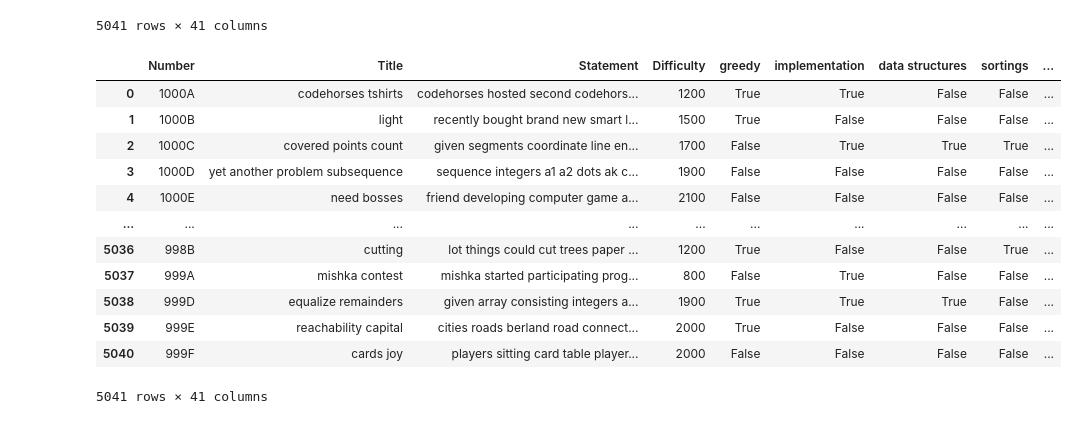
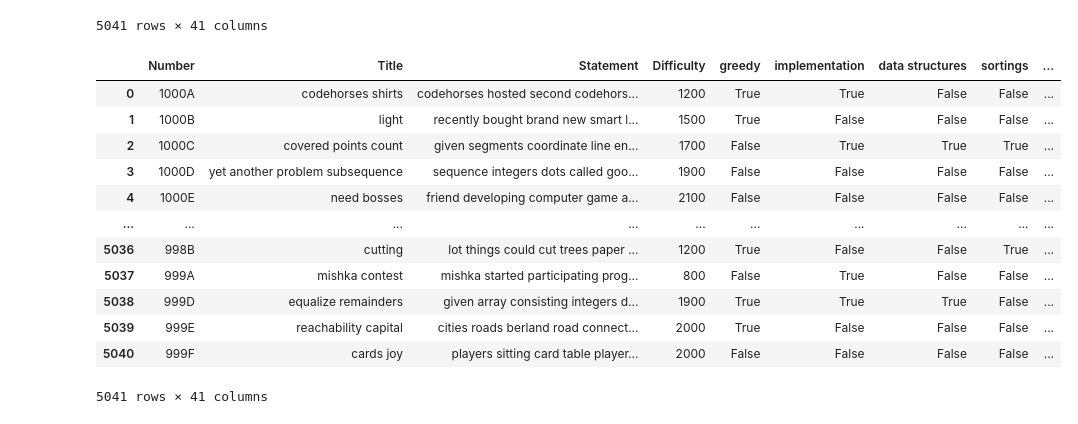
Before and after one commit to helloworld-world/CS5131-Project, a Jupyter notebook: Data Cleaning.ipynb, the cells around one changed output. Drawn from its saved outputs; the diff is of its cells as text; code cells hidden in the pictures.

```diff
--- a/Data Cleaning.ipynb
+++ b/Data Cleaning.ipynb
@@ -109,34 +90,34 @@ data.to_excel('raw data.xlsx')
 # %%
 words = stopwords.words('english')
 
 for i in range(1,3):
-    data.iloc[:,i] = data.iloc[:,i].str.lower().str.translate(str.maketrans('', '', string.punctuation))
+    data.iloc[:,i] = data.iloc[:,i].str.lower().str.translate(str.maketrans(string.punctuation, ' ' * len(string.punctuation)))
 
 for i in range(1,3):
     for j in range(data.shape[0]):
         arr = data.iloc[j,i].split()
         new_arr = []
         for k in range(len(arr)):
             if arr[k] not in words and len(arr[k])>1:
                 new_arr.append(arr[k])
 
         text = ' '.join(new_arr)
         data.iloc[j,i] = ''.join([c for c in text if ord(c)<128])
 
 
 
 data
 # %% [output]
 |  | Number | Title | Statement | Difficulty | greedy | implementation | data structures | sortings | ... |
-| 0 | 1000A | codehorses tshirts | codehorses hosted second codehors... | 1200 | True | True | False | False | ... |
+| 0 | 1000A | codehorses shirts | codehorses hosted second codehors... | 1200 | True | True | False | False | ... |
 | 1 | 1000B | light | recently bought brand new smart l... | 1500 | True | False | False | False | ... |
 | 2 | 1000C | covered points count | given segments coordinate line en... | 1700 | False | True | True | True | ... |
-| 3 | 1000D | yet another problem subsequence | sequence integers a1 a2 dots ak c... | 1900 | False | False | False | False | ... |
+| 3 | 1000D | yet another problem subsequence | sequence integers dots called goo... | 1900 | False | False | False | False | ... |
 | 4 | 1000E | need bosses | friend developing computer game a... | 2100 | False | False | False | False | ... |
 | ... | ... | ... | ... | ... | ... | ... | ... | ... | ... |
 | 5036 | 998B | cutting | lot things could cut trees paper ... | 1200 | True | False | False | True | ... |
 | 5037 | 999A | mishka contest | mishka started participating prog... | 800 | False | True | False | False | ... |
-| 5038 | 999D | equalize remainders | given array consisting integers a... | 1900 | True | True | True | False | ... |
+| 5038 | 999D | equalize remainders | given array consisting integers d... | 1900 | True | True | True | False | ... |
 | 5039 | 999E | reachability capital | cities roads berland road connect... | 2000 | True | False | False | False | ... |
 | 5040 | 999F | cards joy | players sitting card table player... | 2000 | False | False | False | False | ... |
 5041 rows × 41 columns
```
Also changed, not shown: parts of 1 cell of this notebook, 2 other files.
